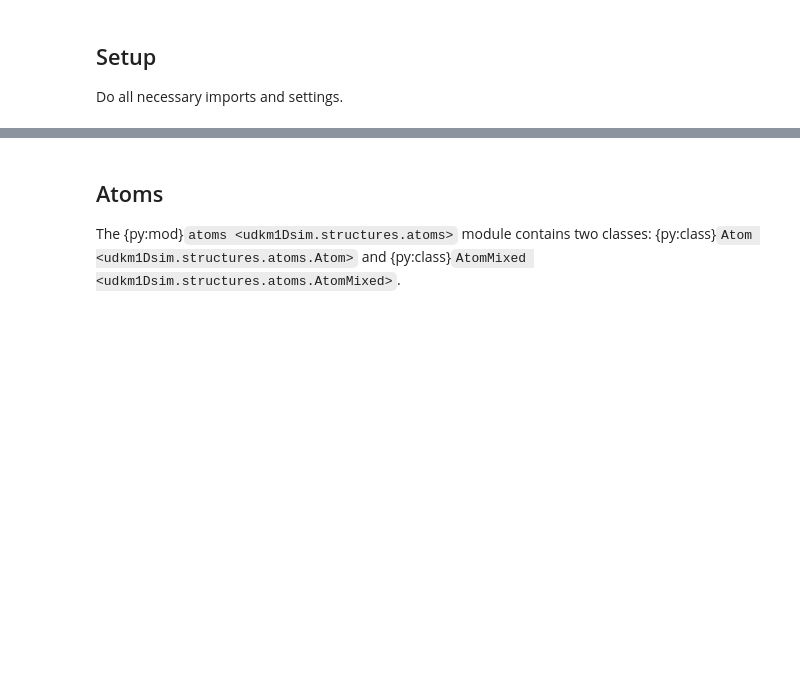
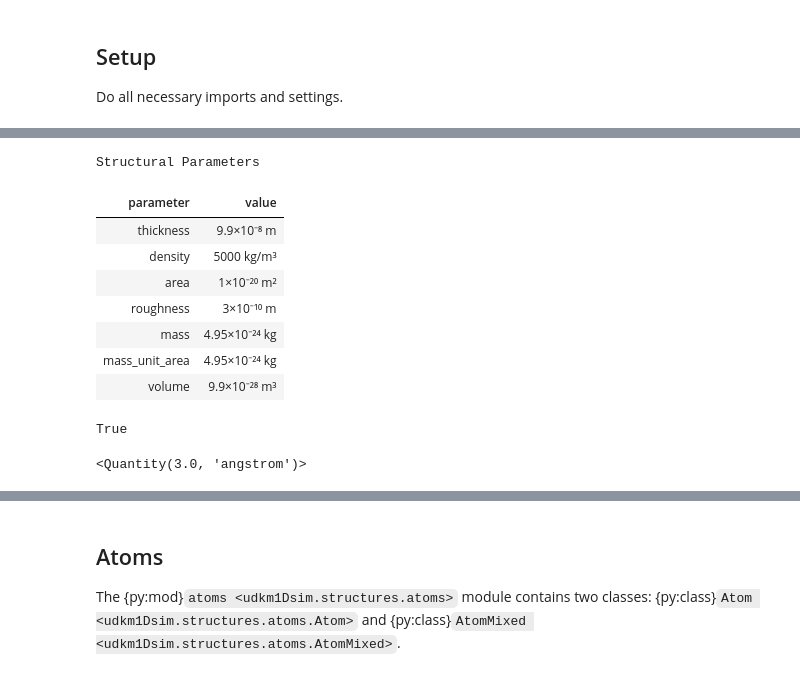
Before and after one commit to dschick/udkm1Dsim, a Jupyter notebook: examples/01-structures/01-structure.ipynb, the cells around one changed output, grey strips where cells are left out. Cells and saved outputs as stored; diff of their text form; code cells hidden in the pictures; blank space fills up the shorter version.

```diff
--- a/examples/01-structures/01-structure.ipynb
+++ b/examples/01-structures/01-structure.ipynb
@@ -26,0 +114,20 @@ u.setup_matplotlib()  # use matplotlib with pint units
+# %%
+t.structural
+# %% [output]
+Structural Parameters
+| parameter | value |
+| thickness | 9.9×10⁻⁸ m |
+| density | 5000 kg/m³ |
+| area | 1×10⁻²⁰ m² |
+| roughness | 3×10⁻¹⁰ m |
+| mass | 4.95×10⁻²⁴ kg |
+| mass_unit_area | 4.95×10⁻²⁴ kg |
+| volume | 9.9×10⁻²⁸ m³ |
+# %%
+isinstance(t.structural, StructuralParameters)
+# %% [output]
+True
+# %%
+t.roughness.to('angstrom')
+# %% [output]
+<Quantity(3.0, 'angstrom')>
```
Also changed, not shown: parts of 12 cells of this notebook, 2 other files.
